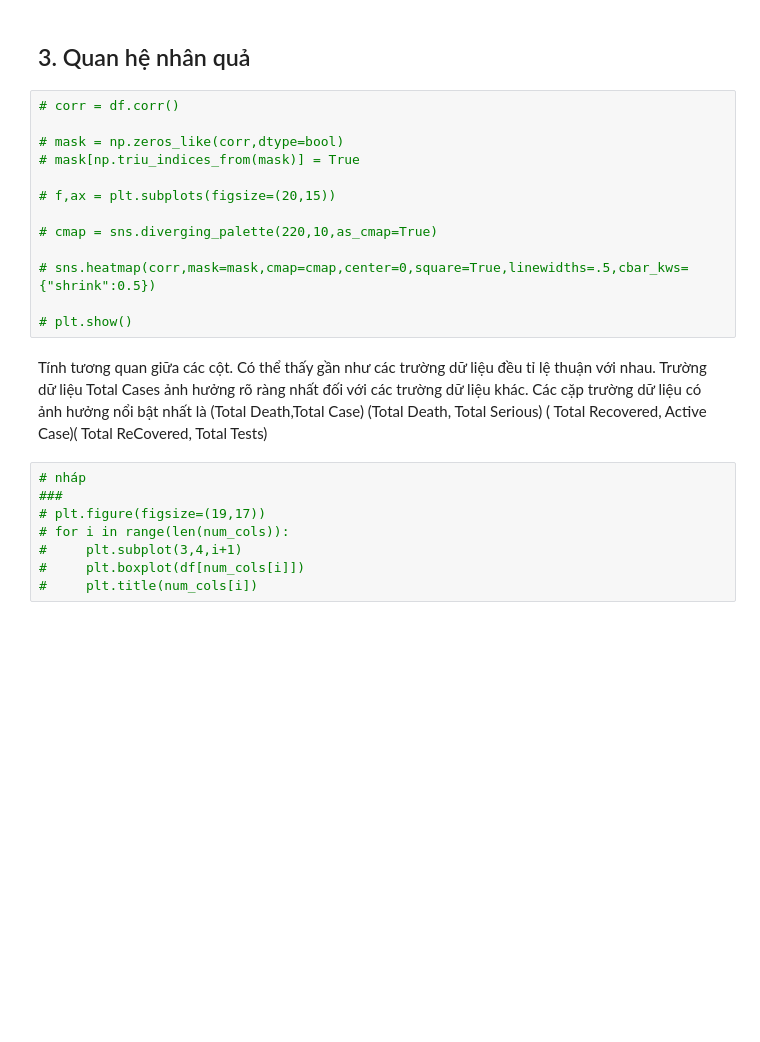
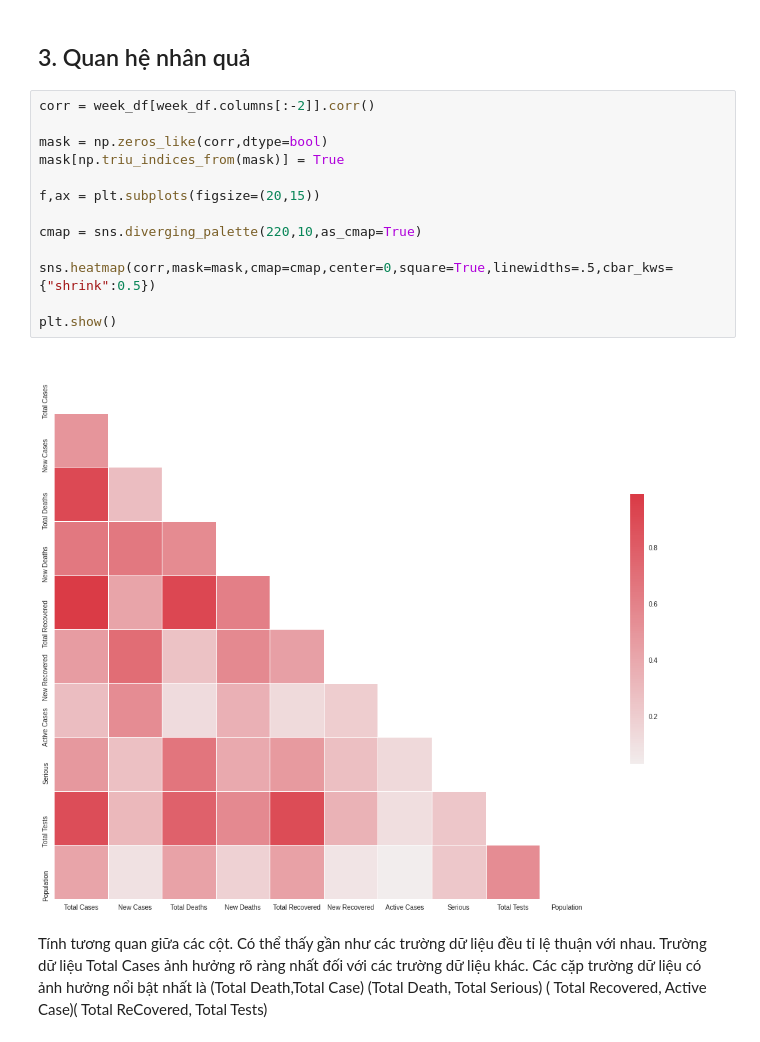
Before and after one commit to LeKiet258/DATA_VIZ_LAB01, a Jupyter notebook: Relationship.ipynb, the cells around one changed output. Cells and saved outputs as stored; diff of their text form; blank space fills up the shorter version.

```diff
--- a/Relationship.ipynb
+++ b/Relationship.ipynb
@@ -368,25 +375,19 @@ Nhận xét: ...
 # %% [markdown]
 ## 3. Quan hệ nhân quả
 # %%
-# corr = df.corr()
+corr = week_df[week_df.columns[:-2]].corr()
 
-# mask = np.zeros_like(corr,dtype=bool)
-# mask[np.triu_indices_from(mask)] = True
+mask = np.zeros_like(corr,dtype=bool)
+mask[np.triu_indices_from(mask)] = True
 
-# f,ax = plt.subplots(figsize=(20,15))
+f,ax = plt.subplots(figsize=(20,15))
 
-# cmap = sns.diverging_palette(220,10,as_cmap=True)
+cmap = sns.diverging_palette(220,10,as_cmap=True)
 
-# sns.heatmap(corr,mask=mask,cmap=cmap,center=0,square=True,linewidths=.5,cbar_kws={"shrink":0.5})
+sns.heatmap(corr,mask=mask,cmap=cmap,center=0,square=True,linewidths=.5,cbar_kws={"shrink":0.5})
 
-# plt.show()
+plt.show()
+# %% [output]
+[figure, added]
 # %% [markdown]
 Tính tương quan giữa các cột. Có thể thấy gần như các trường dữ liệu đều tỉ lệ thuận với nhau. Trường dữ liệu Total Cases ảnh hưởng rõ ràng nhất đối với các trường dữ liệu khác. Các cặp trường dữ liệu có ảnh hưởng nổi bật nhất là (Total Death,Total Case) (Total Death, Total Serious) ( Total Recovered, Active Case)( Total ReCovered, Total Tests)
-# %%
-# nháp
-###
-# plt.figure(figsize=(19,17))
-# for i in range(len(num_cols)):
-#     plt.subplot(3,4,i+1)
-#     plt.boxplot(df[num_cols[i]])
-#     plt.title(num_cols[i])
```
Also changed, not shown: parts of 23 cells of this notebook.
